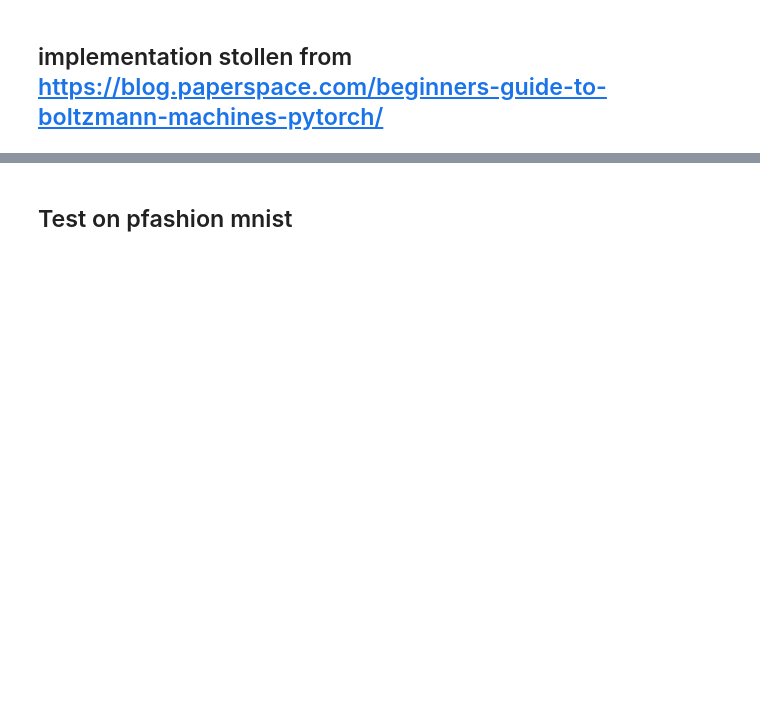
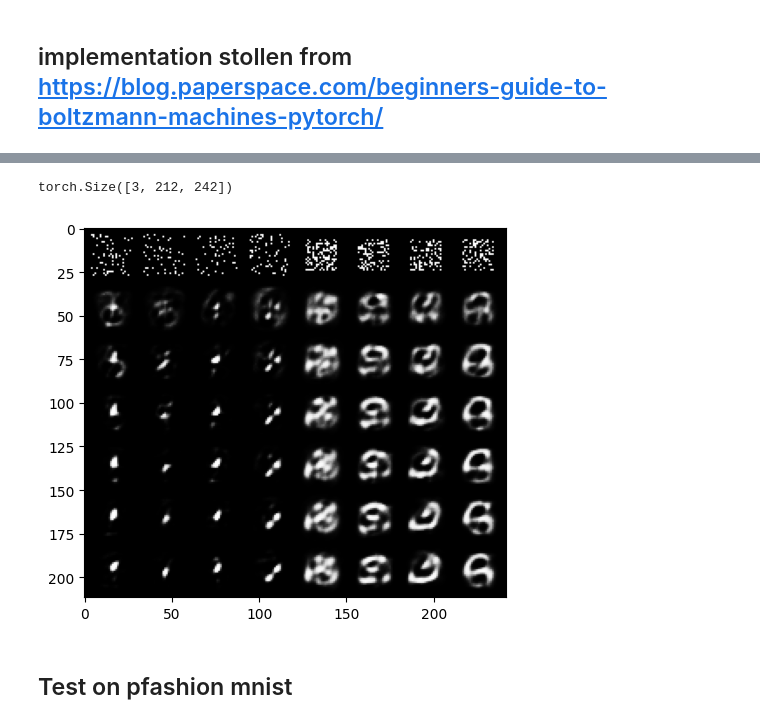
Before and after one commit to jolatechno/cours-ENS, a Jupyter notebook: cours/M2/S4/machine_learning/projet/leo_test/RBM_test2.ipynb, the cells around one changed output, grey strips where cells are left out. Drawn from its saved outputs; the diff is of its cells as text; code cells hidden in the pictures; blank space fills up the shorter version.

```diff
--- a/cours/M2/S4/machine_learning/projet/leo_test/RBM_test2.ipynb
+++ b/cours/M2/S4/machine_learning/projet/leo_test/RBM_test2.ipynb
@@ -133,3 +133,23 @@ torch.Size([3, 122, 242])
+# %%
+n_sample, n_it = 8, 2*n_it_training
+data = torch.from_numpy(np.zeros((n_it+1, 8, 784)).astype(np.single))
+
+starting_data = np.zeros((8, 28, 28))
+starting_data[0:4, 2:26, 2:26] = np.random.rand(4, 24, 24) > 0.9
+starting_data[4:8, 5:23, 5:23] = np.random.rand(4, 18, 18) > 0.7
+
+data[0, :, :] = torch.from_numpy(starting_data.reshape(8, 784).astype(np.single))
+
+h_ = rbm_mnist.v_to_h(data[0, :, :])
+for i in range(n_it):
+    v_,p_v = rbm_mnist.h_to_v(h_)
+    h_     = rbm_mnist.v_to_h(v_)
+    data[i+1, :, :] = p_v
+
+show_and_save("generate_mnist_steps", make_grid(data.data.view(-1,1,28,28)))
+# %% [output]
+torch.Size([3, 212, 242])
+[figure, added]
 # %%
 # # Accumulate batches into a single tensor
 # data = torch.cat([batch for _,(batch,_) in enumerate(train_loader)])
```
Also changed, not shown: parts of 4 cells of this notebook, 1 other file.
